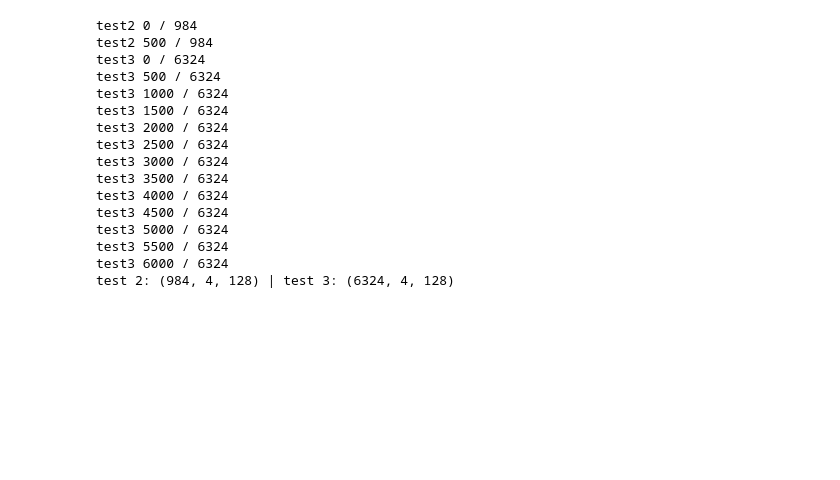
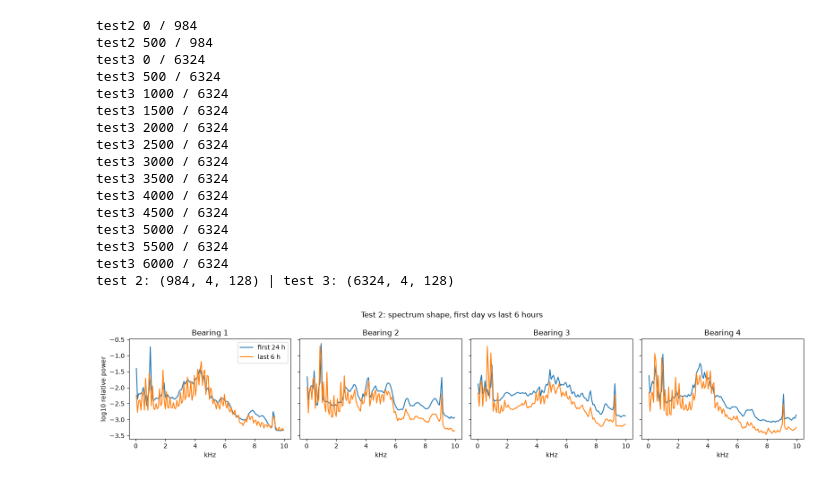
Before and after one commit to MinKhaungMinLwin/bearing-maintenance-triage, a Jupyter notebook: triage_system.ipynb, the cells around one changed output. Saved outputs shown, nothing was run; the diff lists cells and outputs as text; code cells hidden in the pictures; blank space fills up the shorter version.

Commit message:
feat: Sanity check on Test 2

```diff
--- a/triage_system.ipynb
+++ b/triage_system.ipynb
@@ -89,3 +89,16 @@ test3 5000 / 6324
 test3 5500 / 6324
 test3 6000 / 6324
 test 2: (984, 4, 128) | test 3: (6324, 4, 128)
+# %%
+fig, axes = plt.subplots(1, 4, figsize=(16, 3.5), sharey=True)
+freq = (EDGES[:-1] + EDGES[1:]) / 2 / 1000
+first_day = t2 < t2[0] + pd.Timedelta(hours=24)
+for b, ax in enumerate(axes):
+    ax.plot(freq, S2[first_day, b].mean(0), label="first 24 h")
+    ax.plot(freq, S2[-36:, b].mean(0), label="last 6 h")
+    ax.set_title(f"Bearing {b+1}"); ax.set_xlabel("kHz")
+axes[0].set_ylabel("log10 relative power"); axes[0].legend()
+plt.suptitle("Test 2: spectrum shape, first day vs last 6 hours"); plt.tight_layout()
+plt.savefig("figures/fig1_test2_spectrum_shape.png", dpi=150); plt.show()
+# %% [output]
+[figure, added]
```
Also changed, not shown: 1 other file.
